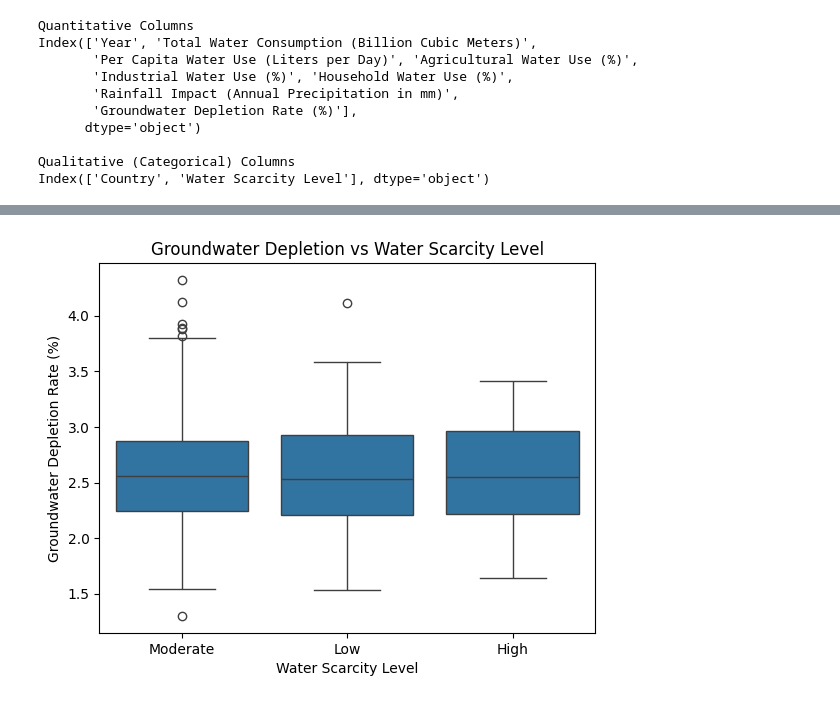
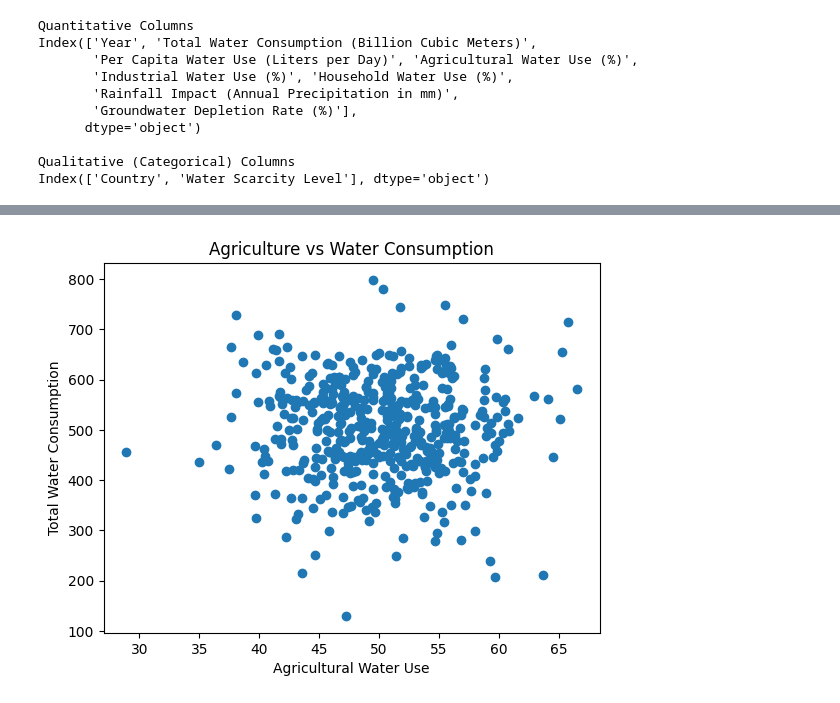
Before and after one commit to Madhav-Garibnawaz/Water-Usage-Analysis-System, a Jupyter notebook: water_usage_analysis.ipynb, the cells around one changed output, grey strips where cells are left out. Saved outputs shown, nothing was run; the diff lists cells and outputs as text; code cells hidden in the pictures.

```diff
--- a/water_usage_analysis.ipynb
+++ b/water_usage_analysis.ipynb
@@ -121,8 +107,11 @@ plt.show()
-# %%
-# Groundwater Depletion vs Scarcity -> Groundwater depletion is a direct crisis indicator.
-
-sns.boxplot( data=df, x='Water Scarcity Level', y='Groundwater Depletion Rate (%)' )
-plt.title("Groundwater Depletion vs Water Scarcity Level")
-plt.show()
-# %% [output]
-[figure, removed]
+# %%
+# Agriculture vs Total Consumption
+plt.scatter(df['Agricultural Water Use (%)'],
+            df['Total Water Consumption (Billion Cubic Meters)'])
+
+plt.xlabel("Agricultural Water Use")
+plt.ylabel("Total Water Consumption")
+plt.title("Agriculture vs Water Consumption")
+plt.show()
+# %% [output]
+[figure, added]
```
Also changed, not shown: parts of 24 cells of this notebook.
